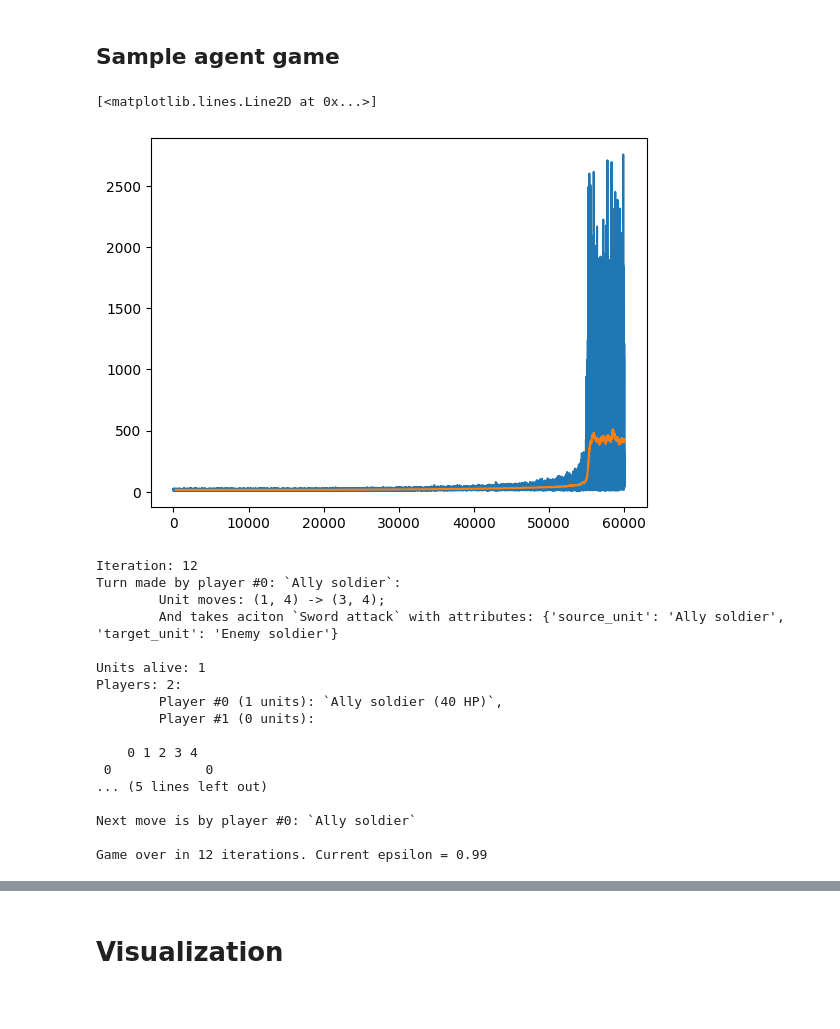
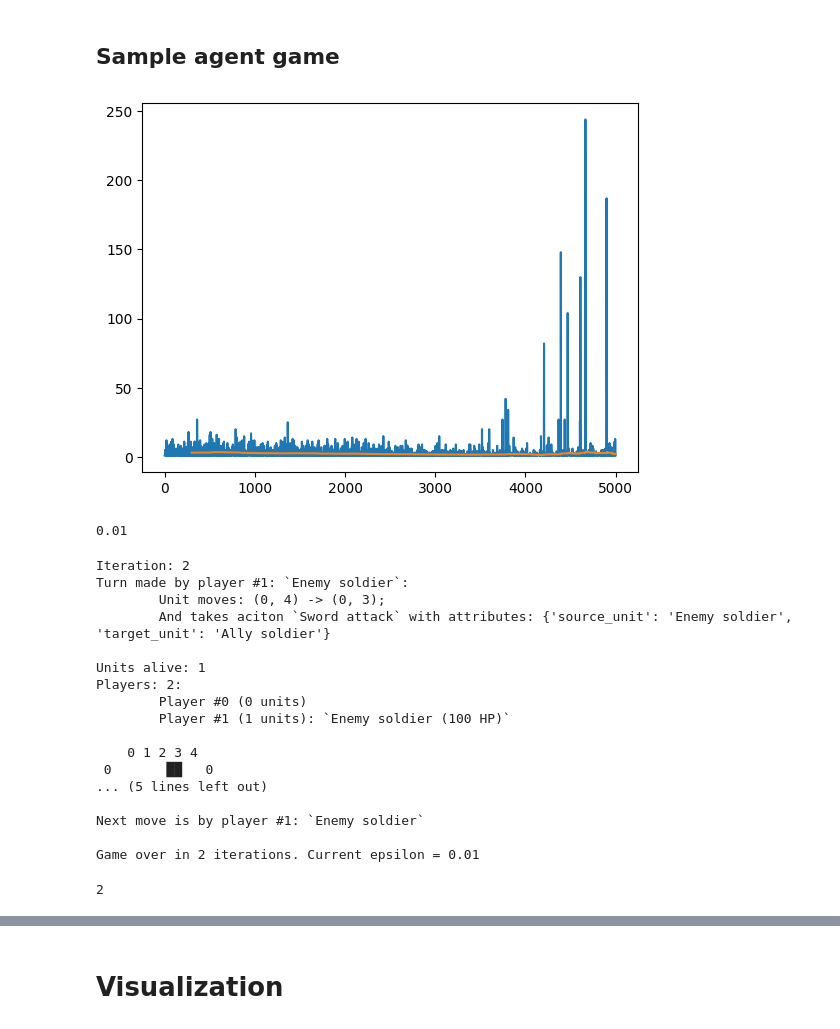
Before and after one commit to Sambura/DnD-RL-combat-agent, a Jupyter notebook: notebooks/model_proto.ipynb, the cells around one changed output, grey strips where cells are left out. Cells and saved outputs as stored; diff of their text form; code cells hidden in the pictures.

```diff
--- a/notebooks/model_proto.ipynb
+++ b/notebooks/model_proto.ipynb
@@ -338,13 +343,11 @@ class DnDEvalModel(nn.Module):
         self.layers = nn.Sequential(
             nn.Conv2d(in_layers, 16, 3, padding=1),
             nn.ReLU(),
-            nn.Conv2d(16, 8, 5, padding=2),
+            nn.Conv2d(16, 64, 5, padding=2),
             nn.ReLU(),
-            nn.Conv2d(8, 5, 5, padding=2),
+            nn.Conv2d(64, 16, 5, padding=2),
             nn.ReLU(),
-            nn.Conv2d(5, 8, 3, padding=1),
-            nn.ReLU(),
-            nn.Conv2d(8, out_layers, 3, padding=1),
+            nn.Conv2d(16, out_layers, 3, padding=1),
         )
 
     def forward(self, x):
@@ -507 +494,7 @@ agent = DnDAgent(None, epsilon_delta=1e-8)
+# %%
+agent = DnDAgent(None, lr=0.001, board_shape=(5, 5), epsilon_delta=1e-4, in_channels=6, out_actions=2, batch_size=128)
+iters = []
+# %%
+def get_random_coords(h, w):
+    return random.randrange(0, h), random.randrange(0, w)
 # %%
@@ -577,9 +579,7 @@ def play_game(game, color_map, print_games=True):
 
     return iter_
 # %%
-iters = []
-games = 10000
-# agent.epsilon_delta *= 10
+games = 5000
 from tqdm.auto import tqdm
 
 with tqdm(range(games), desc='Game') as pbar:
@@ -589,32 +589,40 @@ with tqdm(range(games), desc='Game') as pbar:
         its = play_game(game, color_map, False)
         iters.append(its)
 # %%
+start_from = 0
+
+itersl = iters[start_from:]
 n = 300
-plt.plot(iters)
-smoth = np.convolve(iters, np.ones(n) / n, mode='valid')
+plt.plot(itersl)
+smoth = np.convolve(itersl, np.ones(n) / n, mode='valid')
 plt.plot(range(n, len(smoth) + n), smoth)
+plt.show()
 # %% [output]
-[<matplotlib.lines.Line2D at 0x...>]
-[figure, old version]
+[figure, new version]
+# %%
+agent.epsilon
+# %% [output]
+0.01
 # %%
 game, color_map = create_same_game()
 agent.game = game
-its = play_game(game, color_map)
+play_game(game, color_map, delay=1)
 # %% [output]
-Iteration: 12
-Turn made by player #0: `Ally soldier`:
-        Unit moves: (1, 4) -> (3, 4);
-        And takes aciton `Sword attack` with attributes: {'source_unit': 'Ally soldier', 'target_unit': 'Enemy soldier'}
+Iteration: 2
+Turn made by player #1: `Enemy soldier`:
+        Unit moves: (0, 4) -> (0, 3);
+        And takes aciton `Sword attack` with attributes: {'source_unit': 'Enemy soldier', 'target_unit': 'Ally soldier'}
 
 Units alive: 1
 Players: 2:
-        Player #0 (1 units): `Ally soldier (40 HP)`,
-        Player #1 (0 units):
+        Player #0 (0 units)
+        Player #1 (1 units): `Enemy soldier (100 HP)`
 
     0 1 2 3 4
- 0            0
+ 0       ██   0
 ... (5 lines left out)
 
-Next move is by player #0: `Ally soldier`
+Next move is by player #1: `Enemy soldier`
 
-Game over in 12 iterations. Current epsilon = 0.99
+Game over in 2 iterations. Current epsilon = 0.01
+2
```
Also changed, not shown: parts of 14 cells of this notebook.
